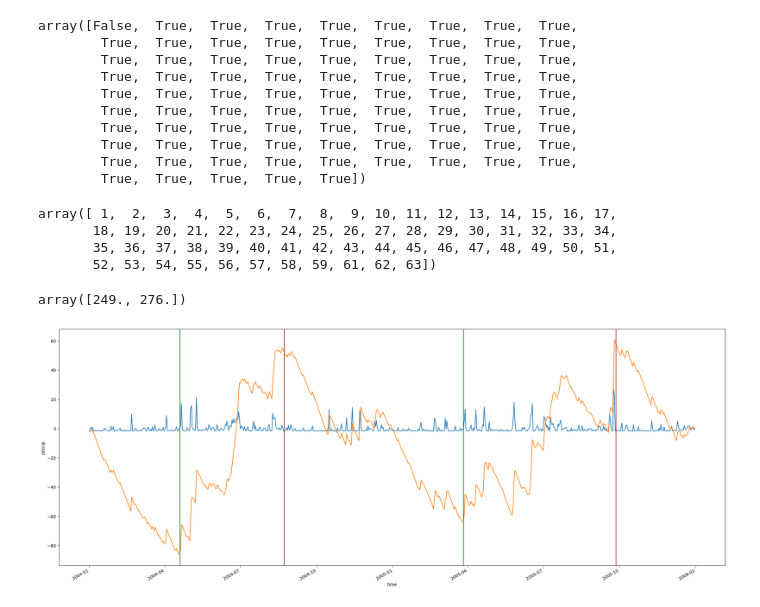
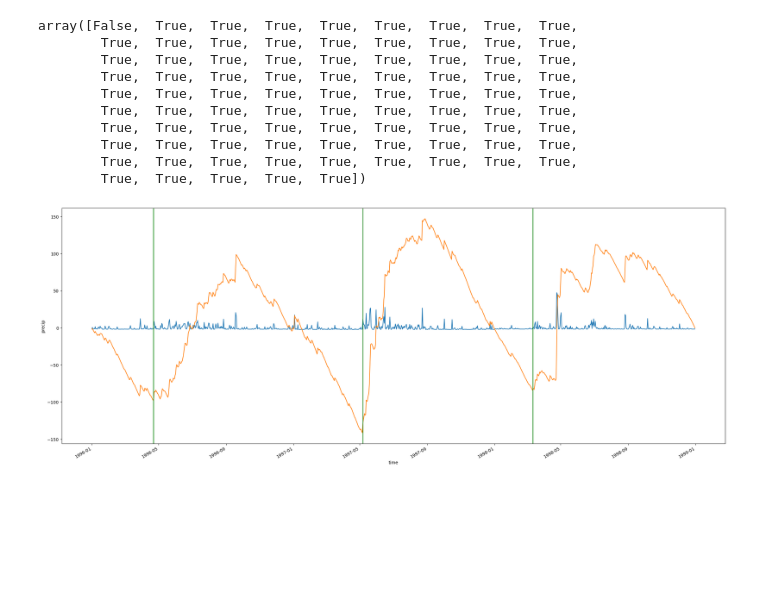
Before and after one commit to gbromley/PreSeason, a Jupyter notebook: workflows/cesm_scratch_testing.ipynb, the cells around one changed output. Saved outputs shown, nothing was run; the diff lists cells and outputs as text; code cells hidden in the pictures; blank space fills up the shorter version.

```diff
--- a/workflows/cesm_scratch_testing.ipynb
+++ b/workflows/cesm_scratch_testing.ipynb
@@ -235,4 +156,4 @@ array([  1,   2,   3, ..., 363, 364, 365])
 # %%
-test_index = np.array(pd.DatetimeIndex(input_data.time).year)
+years = np.array(pd.DatetimeIndex(input_data.time).year)
 # %%
 data = input_data.values
@@ -249,0 +160,2 @@ def timer_decorator(func):
+# %%
+years_ = np.unique(test_index)
@@ -378,4 +517,0 @@ from seasonality.onset_demise import
-# %%
-for i,item in enumerate(np.lib.stride_tricks.sliding_window_view(sign_array,4)):
-    if np.all(item==temp):
-        print(i)
@@ -606,26 +588,16 @@ test_time = pd.DatetimeIndex(data_time)
-# %%
-np.array(test_time.dayofyear[0:62])
-# %% [output]
-array([ 1,  2,  3,  4,  5,  6,  7,  8,  9, 10, 11, 12, 13, 14, 15, 16, 17,
-       18, 19, 20, 21, 22, 23, 24, 25, 26, 27, 28, 29, 30, 31, 32, 33, 34,
-       35, 36, 37, 38, 39, 40, 41, 42, 43, 44, 45, 46, 47, 48, 49, 50, 51,
-       52, 53, 54, 55, 56, 57, 58, 59, 61, 62, 63])
-# %%
-demise_dates[np.flatnonzero(np.isin(years_,np.array([1960,1961])))]
-# %% [output]
-array([249., 276.])
 # %%
-demise_dates = np.array([pd.to_datetime(i, format='%Y') + pd.Timedelta(k, unit='D') for i,k in zip(years_,test_demise_output)])
+#demise_dates = np.array([pd.to_datetime(i, format='%Y') + pd.Timedelta(k, unit='D') for i,k in zip(years_,test_demise_output#)])
+onset_dates = np.array([pd.to_datetime(i, format='%Y') + pd.Timedelta(k, unit='D') for i,k in zip(years_,test_lm01)])
 # %%
-years_to_plot = [2004,2005]
+years_to_plot = [1996,1998]
 years_slice = slice(str(years_to_plot[0]),str(years_to_plot[1]))
-onset_to_plot = onset_date[np.flatnonzero(np.isin(years_,np.arange(years_to_plot[0],years_to_plot[1]+1)))]
-demise_to_plot = demise_dates[np.flatnonzero(np.isin(years_,np.arange(years_to_plot[0],years_to_plot[1]+1)))]
+onset_to_plot = onset_dates[np.flatnonzero(np.isin(years_,np.arange(years_to_plot[0],years_to_plot[1]+1)))]
+#demise_to_plot = demise_dates[np.flatnonzero(np.isin(years_,np.arange(years_to_plot[0],years_to_plot[1]+1)))]
 input_data.sel(time=years_slice).plot(figsize=(28,10))
 input_data.sel(time=years_slice).cumsum().plot()
 for i in onset_to_plot:
     plt.axvline(i, color='green')
-for j in demise_to_plot:
-    plt.axvline(j, color='brown')
+#for j in demise_to_plot:
+    #plt.axvline(j, color='brown')
 # %% [output]
-[figure, old version]
+[figure, new version]
```
Also changed, not shown: parts of 117 cells of this notebook, 1 other file.
